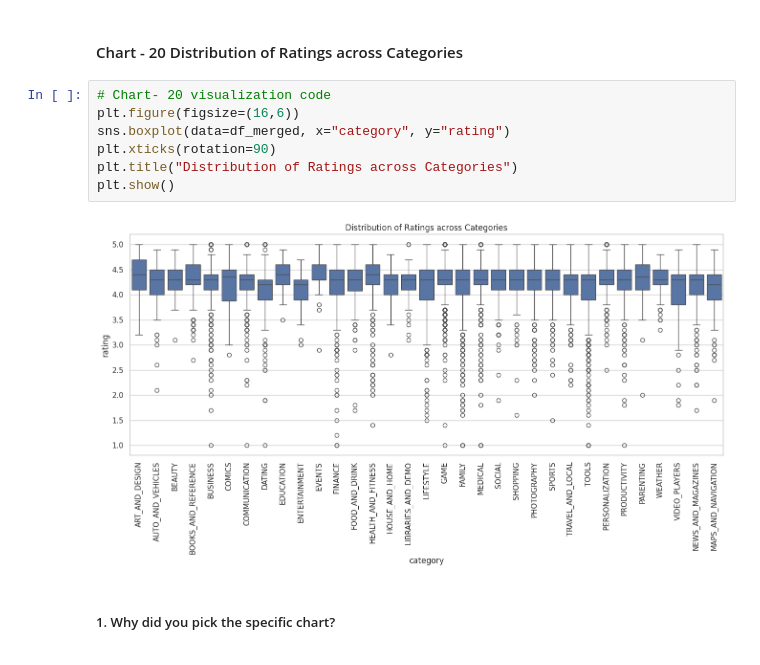
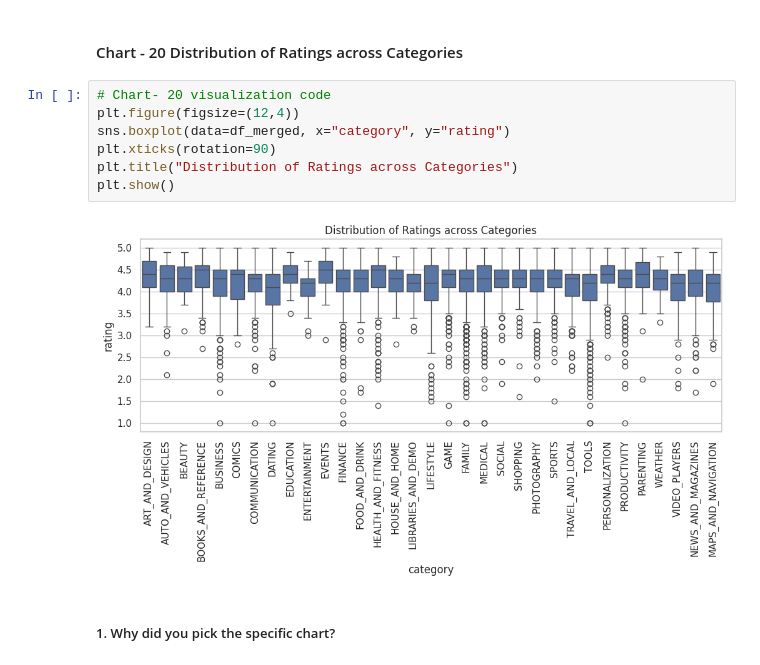
Before and after one commit to Sagarjain93/EDA_Google_Playstore_Reviews, a Jupyter notebook: Sagar_Jain_Capstone_Project_Google_Playstore_App_Review_EDA.ipynb, the cells around one changed output. Drawn from its saved outputs; the diff is of its cells as text.

```diff
--- a/Sagar_Jain_Capstone_Project_Google_Playstore_App_Review_EDA.ipynb
+++ b/Sagar_Jain_Capstone_Project_Google_Playstore_App_Review_EDA.ipynb
@@ -1802,12 +1808,12 @@ Are there any insights that lead to negative growth? Justify with specific reaso
 #### Chart - 20  Distribution of Ratings across Categories
 # %%
 # Chart- 20 visualization code
-plt.figure(figsize=(16,6))
+plt.figure(figsize=(12,4))
 sns.boxplot(data=df_merged, x="category", y="rating")
 plt.xticks(rotation=90)
 plt.title("Distribution of Ratings across Categories")
 plt.show()
 # %% [output]
-[figure, old version]
+[figure, new version]
 # %% [markdown]
 ##### 1. Why did you pick the specific chart?
```
Also changed, not shown: parts of 33 cells of this notebook.
